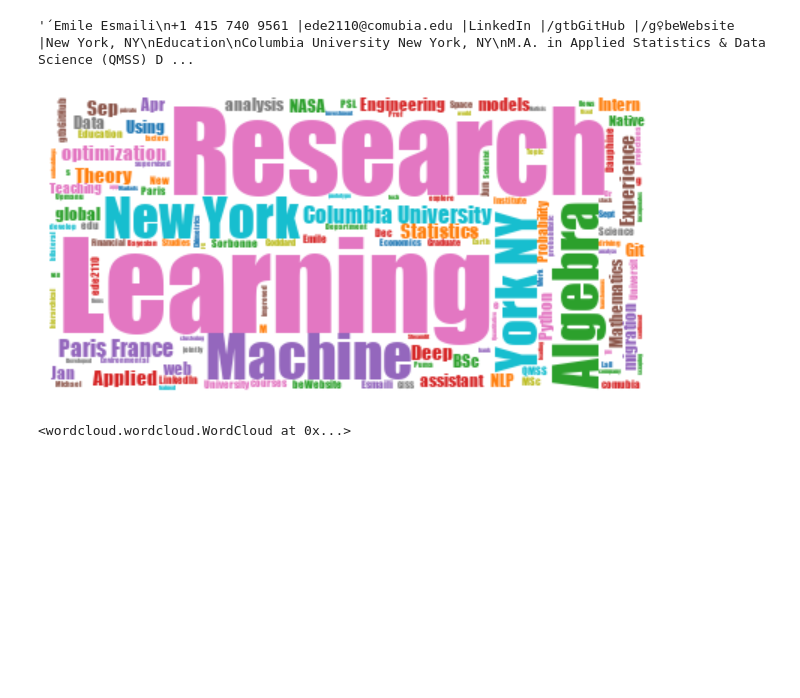
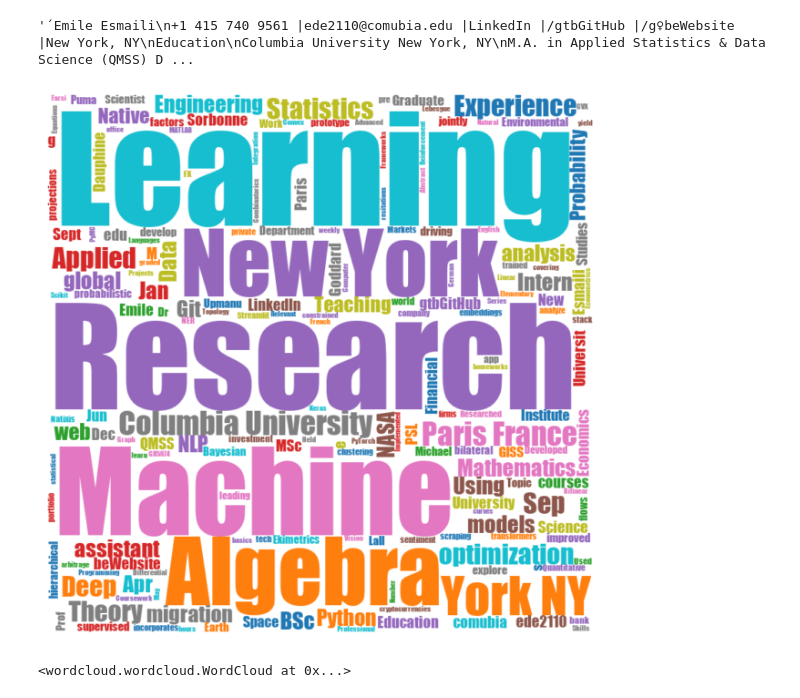
Before and after one commit to emileDesmaili/emileDesmaili.github.io, a Jupyter notebook: wordcloud_CV.ipynb, the cells around one changed output. Cells and saved outputs as stored; diff of their text form; code cells hidden in the pictures; blank space fills up the shorter version.

```diff
--- a/wordcloud_CV.ipynb
+++ b/wordcloud_CV.ipynb
@@ -32,22 +32,22 @@ text
 1
 '´Emile Esmaili\n+1 415 740 9561 |ede2110@comubia.edu |LinkedIn |/gtbGitHub |/g♀beWebsite |New York, NY\nEducation\nColumbia University New York, NY\nM.A. in Applied Statistics & Data Science (QMSS) D ...
 # %%
-#mask = np.array(Image.open(""))
+mask = np.array(Image.open("images/mask.png"))
 font_path = 'assets/fonts/windfonts/impact.ttf'
 
 # Generate the wordcloud
 wordcloud = WordCloud(background_color="white", stopwords=STOPWORDS, font_path=font_path,
                        max_words=500, mask=mask,
                          contour_width=0, contour_color='steelblue', colormap='tab10').generate(text)
 
 # Display the wordcloud image
 plt.figure(figsize=(6,8), facecolor=None)
 plt.imshow(wordcloud, interpolation='bilinear')
 plt.axis("off")
 plt.tight_layout(pad=0)
 plt.show()
 # %% [output]
-[figure, old version]
+[figure, new version]
 # %%
 wordcloud.to_file('images/wordcloud.png')
 # %% [output]
```
Also changed, not shown: 18 other files.
